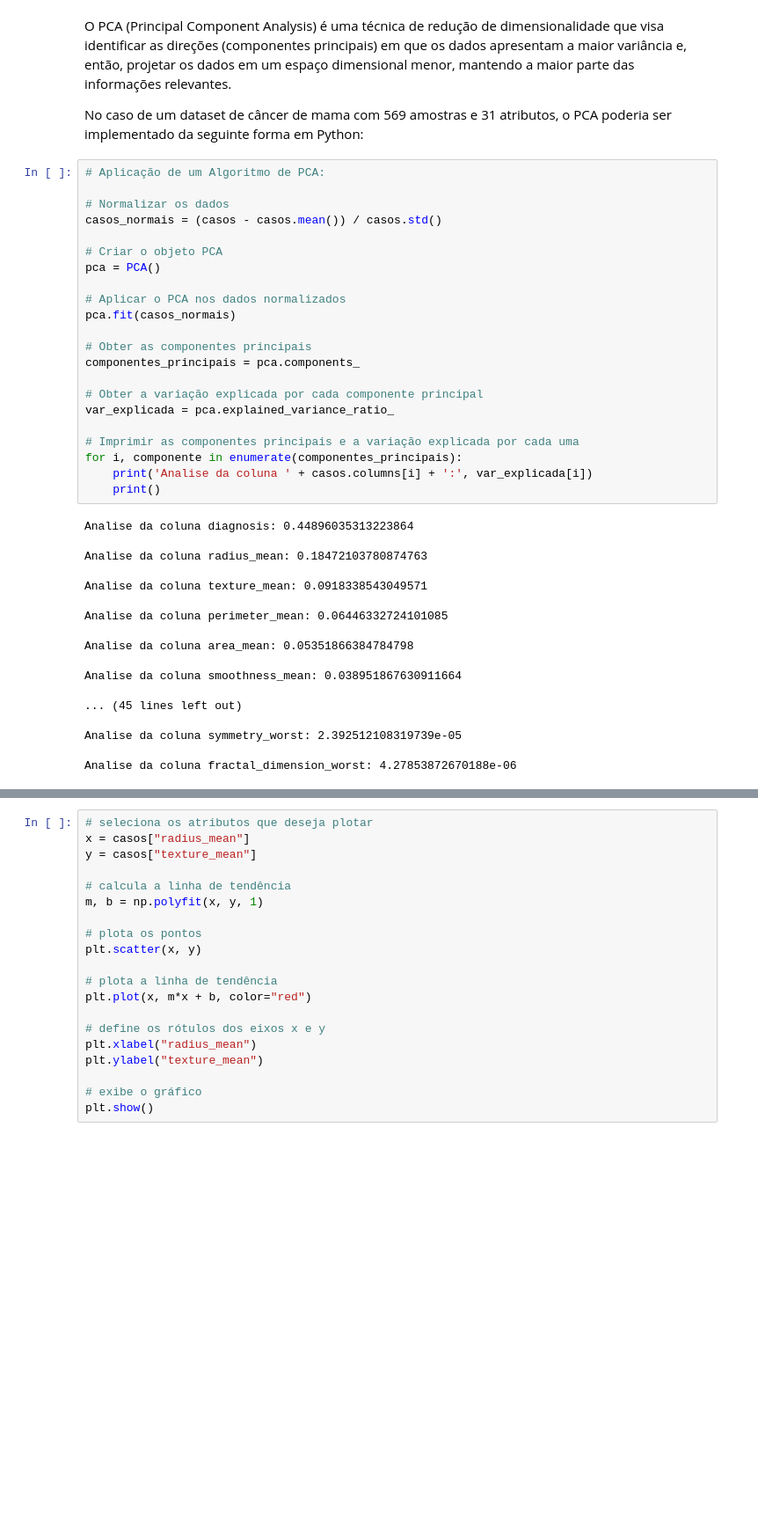
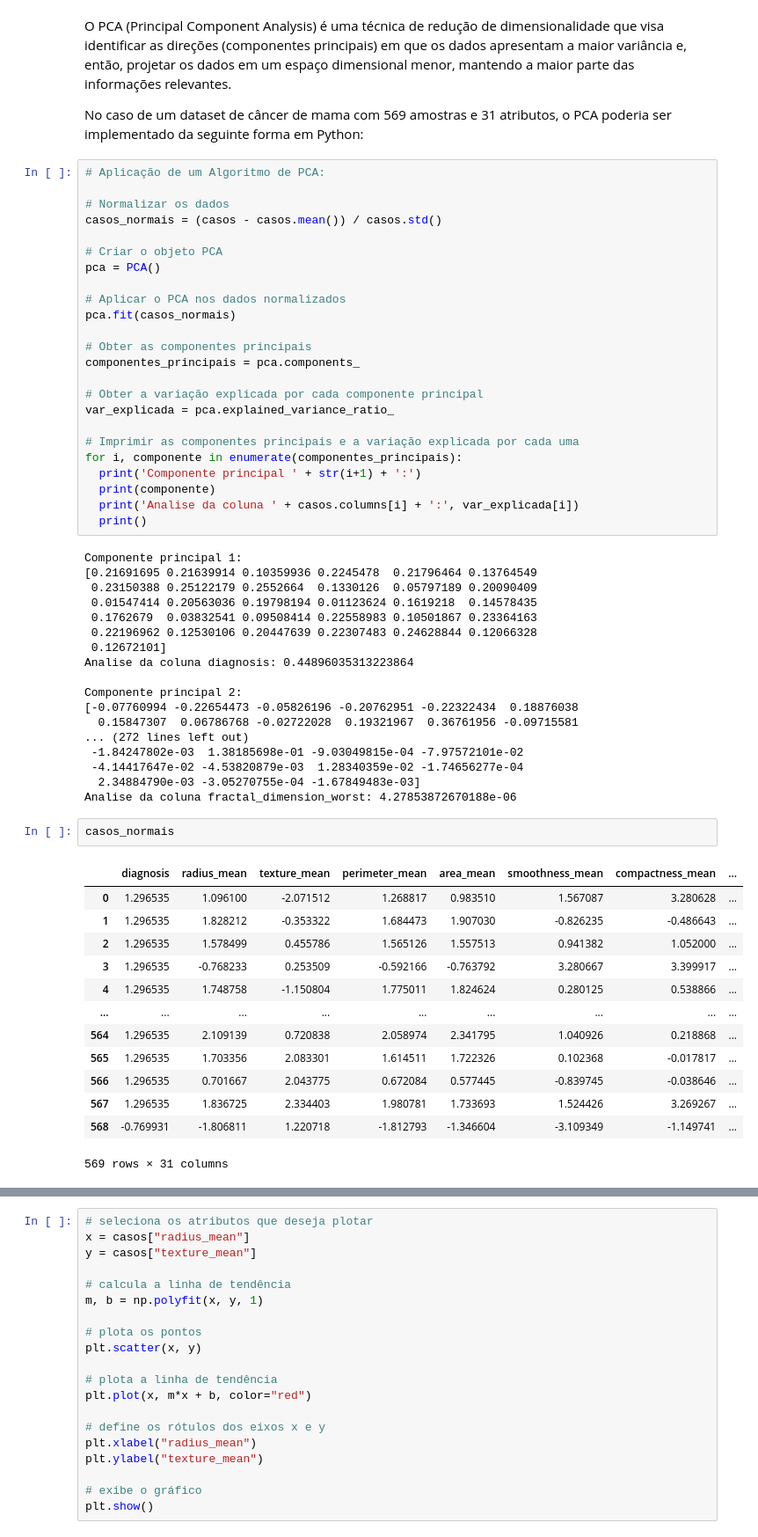
Before and after one commit to Gus-1003/DataScience, a Jupyter notebook: Análise_Dataset_Câncer-de-Mama/Analise_Dataset_Cancer_de_Mama.ipynb, the cells around one changed output, grey strips where cells are left out. Shown at 88% size. Saved outputs shown, nothing was run; the diff lists cells and outputs as text; blank space fills up the shorter version.

```diff
--- a/Análise_Dataset_Câncer-de-Mama/Analise_Dataset_Cancer_de_Mama.ipynb
+++ b/Análise_Dataset_Câncer-de-Mama/Analise_Dataset_Cancer_de_Mama.ipynb
@@ -416,23 +413,41 @@ var_explicada = pca.explained_variance_ratio_
 
 # Imprimir as componentes principais e a variação explicada por cada uma
 for i, componente in enumerate(componentes_principais):
-    print('Analise da coluna ' + casos.columns[i] + ':', var_explicada[i])
-    print()
+  print('Componente principal ' + str(i+1) + ':')
+  print(componente)
+  print('Analise da coluna ' + casos.columns[i] + ':', var_explicada[i])
+  print()
 # %% [output]
+Componente principal 1:
+[0.21691695 0.21639914 0.10359936 0.2245478  0.21796464 0.13764549
+ 0.23150388 0.25122179 0.2552664  0.1330126  0.05797189 0.20090409
+ 0.01547414 0.20563036 0.19798194 0.01123624 0.1619218  0.14578435
+ 0.1762679  0.03832541 0.09508414 0.22558983 0.10501867 0.23364163
+ 0.22196962 0.12530106 0.20447639 0.22307483 0.24628844 0.12066328
+ 0.12672101]
 Analise da coluna diagnosis: 0.44896035313223864
 
-Analise da coluna radius_mean: 0.18472103780874763
-
-Analise da coluna texture_mean: 0.0918338543049571
-
-Analise da coluna perimeter_mean: 0.06446332724101085
-
-Analise da coluna area_mean: 0.05351866384784798
-
-Analise da coluna smoothness_mean: 0.038951867630911664
-
-... (45 lines left out)
-
-Analise da coluna symmetry_worst: 2.392512108319739e-05
-
+Componente principal 2:
+[-0.07760994 -0.22654473 -0.05826196 -0.20762951 -0.22322434  0.18876038
+  0.15847307  0.06786768 -0.02722028  0.19321967  0.36761956 -0.09715581
+... (272 lines left out)
+ -1.84247802e-03  1.38185698e-01 -9.03049815e-04 -7.97572101e-02
+ -4.14417647e-02 -4.53820879e-03  1.28340359e-02 -1.74656277e-04
+  2.34884790e-03 -3.05270755e-04 -1.67849483e-03]
 Analise da coluna fractal_dimension_worst: 4.27853872670188e-06
+# %%
+casos_normais
+# %% [output]
+|  | diagnosis | radius_mean | texture_mean | perimeter_mean | area_mean | smoothness_mean | compactness_mean | ... |
+| 0 | 1.296535 | 1.096100 | -2.071512 | 1.268817 | 0.983510 | 1.567087 | 3.280628 | ... |
+| 1 | 1.296535 | 1.828212 | -0.353322 | 1.684473 | 1.907030 | -0.826235 | -0.486643 | ... |
+| 2 | 1.296535 | 1.578499 | 0.455786 | 1.565126 | 1.557513 | 0.941382 | 1.052000 | ... |
+| 3 | 1.296535 | -0.768233 | 0.253509 | -0.592166 | -0.763792 | 3.280667 | 3.399917 | ... |
+| 4 | 1.296535 | 1.748758 | -1.150804 | 1.775011 | 1.824624 | 0.280125 | 0.538866 | ... |
+| ... | ... | ... | ... | ... | ... | ... | ... | ... |
+| 564 | 1.296535 | 2.109139 | 0.720838 | 2.058974 | 2.341795 | 1.040926 | 0.218868 | ... |
+| 565 | 1.296535 | 1.703356 | 2.083301 | 1.614511 | 1.722326 | 0.102368 | -0.017817 | ... |
+| 566 | 1.296535 | 0.701667 | 2.043775 | 0.672084 | 0.577445 | -0.839745 | -0.038646 | ... |
+| 567 | 1.296535 | 1.836725 | 2.334403 | 1.980781 | 1.733693 | 1.524426 | 3.269267 | ... |
+| 568 | -0.769931 | -1.806811 | 1.220718 | -1.812793 | -1.346604 | -3.109349 | -1.149741 | ... |
+569 rows × 31 columns
```
Also changed, not shown: parts of 3 cells of this notebook.
